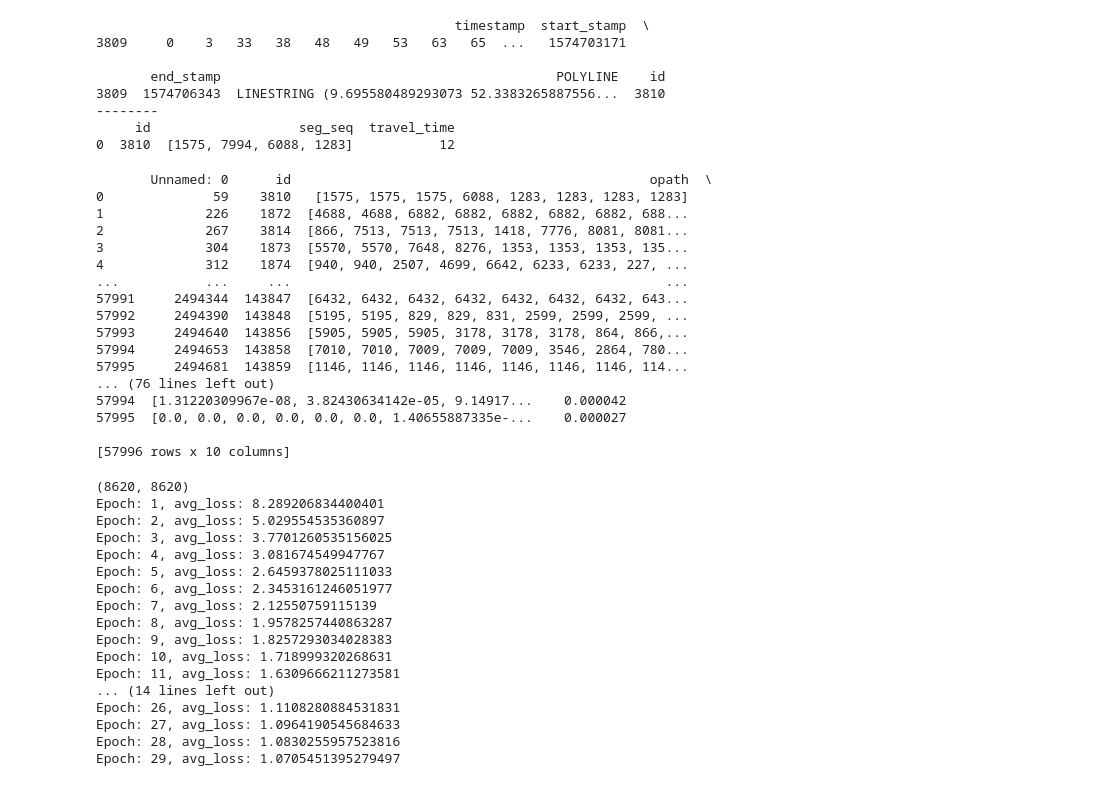
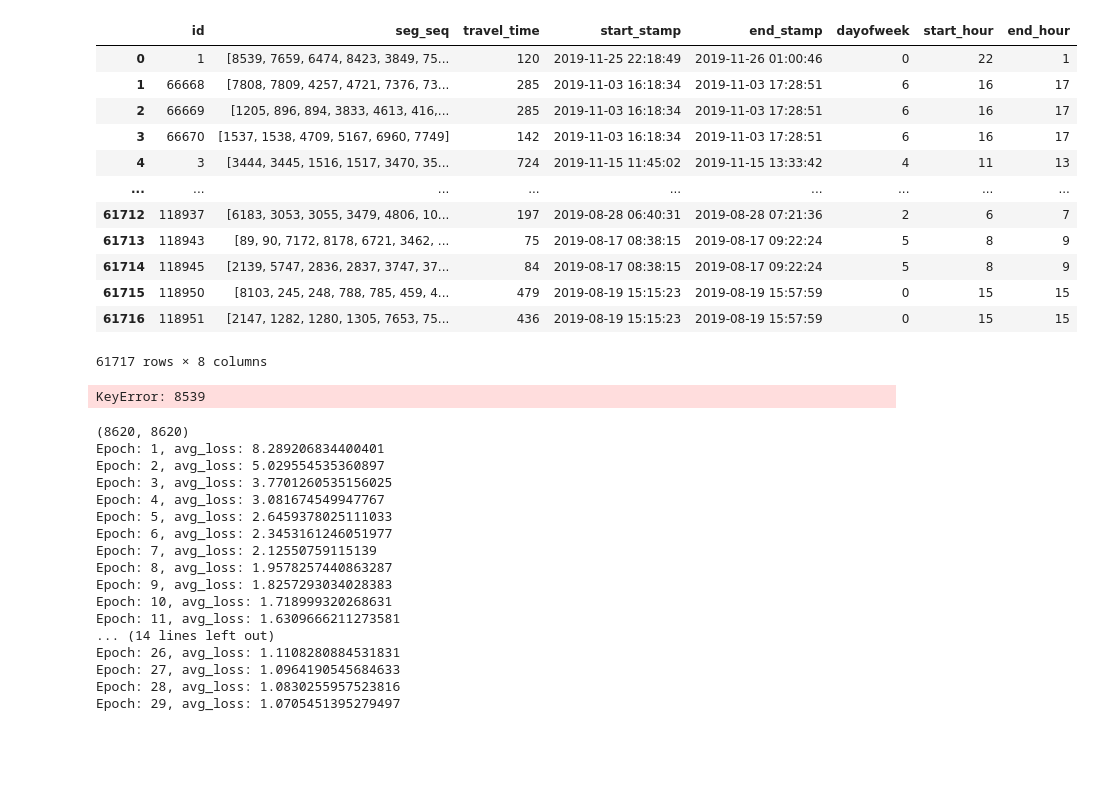
Before and after one commit to SwiftPredator/Trajectory-based-Road-Network-Representation-Learning, a Jupyter notebook: models/training/temporal/tgtc_construction.ipynb, the cells around one changed output. Cells and saved outputs as stored; diff of their text form; code cells hidden in the pictures; blank space fills up the shorter version.

```diff
--- a/models/training/temporal/tgtc_construction.ipynb
+++ b/models/training/temporal/tgtc_construction.ipynb
@@ -24,39 +27,8 @@ from models import TemporalGraphTrainer, GTCModel, Traj2VecModel
-# %%
-unmapped_traj = pd.read_csv("../../../datasets/trajectories/hanover/mapped_id_poly_clipped.csv", ";")
-print(unmapped_traj[unmapped_traj["id"]==3810])
-print("--------")
-print(traj[traj["id"]==3810])
-# %% [output]
-                                              timestamp  start_stamp  \
-3809     0    3   33   38   48   49   53   63   65  ...   1574703171
-
-       end_stamp                                           POLYLINE    id
-3809  1574706343  LINESTRING (9.695580489293073 52.3383265887556...  3810
---------
-     id                   seg_seq  travel_time
-0  3810  [1575, 7994, 6088, 1283]           12
 # %%
-# Generate traj-adj matrix for gtc
 # 1. Load required data
+unmapped_traj = pd.read_csv("../../../datasets/trajectories/hanover/temporal/mapped_id_poly_clipped.csv", ";")
 traj = Trajectory("../../../datasets/trajectories/hanover/temporal/road_segment_map_final.csv", nrows=100000000).generate_TTE_datatset()
 traj["seg_seq"] = traj["seg_seq"].map(np.array)
+traj = traj.join(unmapped_traj[["start_stamp", "end_stamp", "id"]].set_index("id"), on="id", how="left")
 network = RoadNetwork()
 network.load_hanover_temporal(path="../../../datasets/trajectories/hanover/temporal/hannover_streetgraph.csv")
-# %% [output]
-       Unnamed: 0      id                                              opath  \
-0              59    3810   [1575, 1575, 1575, 6088, 1283, 1283, 1283, 1283]
-1             226    1872  [4688, 4688, 6882, 6882, 6882, 6882, 6882, 688...
-2             267    3814  [866, 7513, 7513, 7513, 1418, 7776, 8081, 8081...
-3             304    1873  [5570, 5570, 7648, 8276, 1353, 1353, 1353, 135...
-4             312    1874  [940, 940, 2507, 4699, 6642, 6233, 6233, 227, ...
-...           ...     ...                                                ...
-57991     2494344  143847  [6432, 6432, 6432, 6432, 6432, 6432, 6432, 643...
-57992     2494390  143848  [5195, 5195, 829, 829, 831, 2599, 2599, 2599, ...
-57993     2494640  143856  [5905, 5905, 5905, 3178, 3178, 3178, 864, 866,...
-57994     2494653  143858  [7010, 7010, 7009, 7009, 7009, 3546, 2864, 780...
-57995     2494681  143859  [1146, 1146, 1146, 1146, 1146, 1146, 1146, 114...
-... (76 lines left out)
-57994  [1.31220309967e-08, 3.82430634142e-05, 9.14917...    0.000042
-57995  [0.0, 0.0, 0.0, 0.0, 0.0, 0.0, 1.40655887335e-...    0.000027
-
-[57996 rows x 10 columns]
@@ -63,7 +63,33 @@ network.load_hanover_temporal(path="../../../datasets/trajectories/hanover/tempo
+# %%
+# extract relevant time data from time stamp
+traj["start_stamp"] = pd.to_datetime(traj["start_stamp"], unit="s")
+traj["end_stamp"] = pd.to_datetime(traj["end_stamp"], unit="s")
+
+traj["dayofweek"] = traj["start_stamp"].dt.dayofweek
+traj["start_hour"] = traj["start_stamp"].dt.hour
+traj["end_hour"] = traj["end_stamp"].dt.hour
+
+traj
+# %% [output]
+|  | id | seg_seq | travel_time | start_stamp | end_stamp | dayofweek | start_hour | end_hour |
+| 0 | 1 | [8539, 7659, 6474, 8423, 3849, 75... | 120 | 2019-11-25 22:18:49 | 2019-11-26 01:00:46 | 0 | 22 | 1 |
+| 1 | 66668 | [7808, 7809, 4257, 4721, 7376, 73... | 285 | 2019-11-03 16:18:34 | 2019-11-03 17:28:51 | 6 | 16 | 17 |
+| 2 | 66669 | [1205, 896, 894, 3833, 4613, 416,... | 285 | 2019-11-03 16:18:34 | 2019-11-03 17:28:51 | 6 | 16 | 17 |
+| 3 | 66670 | [1537, 1538, 4709, 5167, 6960, 7749] | 142 | 2019-11-03 16:18:34 | 2019-11-03 17:28:51 | 6 | 16 | 17 |
+| 4 | 3 | [3444, 3445, 1516, 1517, 3470, 35... | 724 | 2019-11-15 11:45:02 | 2019-11-15 13:33:42 | 4 | 11 | 13 |
+| ... | ... | ... | ... | ... | ... | ... | ... | ... |
+| 61712 | 118937 | [6183, 3053, 3055, 3479, 4806, 10... | 197 | 2019-08-28 06:40:31 | 2019-08-28 07:21:36 | 2 | 6 | 7 |
+| 61713 | 118943 | [89, 90, 7172, 8178, 6721, 3462, ... | 75 | 2019-08-17 08:38:15 | 2019-08-17 09:22:24 | 5 | 8 | 9 |
+| 61714 | 118945 | [2139, 5747, 2836, 2837, 3747, 37... | 84 | 2019-08-17 08:38:15 | 2019-08-17 09:22:24 | 5 | 8 | 9 |
+| 61715 | 118950 | [8103, 245, 248, 788, 785, 459, 4... | 479 | 2019-08-19 15:15:23 | 2019-08-19 15:57:59 | 0 | 15 | 15 |
+| 61716 | 118951 | [2147, 1282, 1280, 1305, 7653, 75... | 436 | 2019-08-19 15:15:23 | 2019-08-19 15:57:59 | 0 | 15 | 15 |
+61717 rows × 8 columns
 # %%
 # precalc adj matrices
-adj = GTCModel.generate_node_traj_adj(network=network, traj_data=traj, k=1, bidirectional=False, add_self_loops=False)
-np.savetxt("./traj_adj_k_1_for_temporal_tsd.gz", X=adj)
+adj = GTCModel.generate_node_traj_adj(network=network, traj_data=traj, k=2, bidirectional=True, add_self_loops=True)
+np.savetxt("./traj_adj_k_2_bi_temporal_gtc.gz", X=adj)
+# %% [output]
+KeyError: 8539
 # %%
 # Pretrain tsd model
 device = torch.device('cuda:0' if torch.cuda.is_available() else 'cpu')
```
Also changed, not shown: parts of 20 cells of this notebook, 9 other files.
